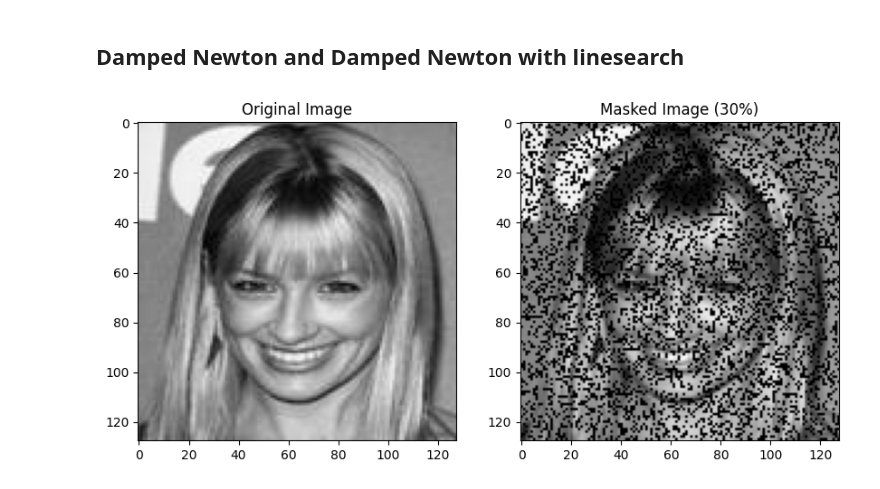
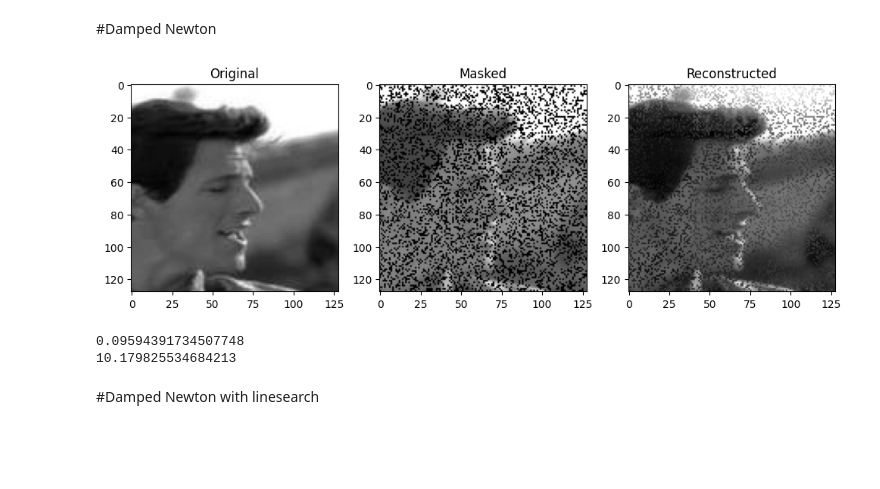
Before and after one commit to lzkostina/606-Project-, a Jupyter notebook: main_notebook.ipynb, the cells around one changed output. Cells and saved outputs as stored; diff of their text form; code cells hidden in the pictures; blank space fills up the shorter version.

```diff
--- a/main_notebook.ipynb
+++ b/main_notebook.ipynb
@@ -99,8 +37,0 @@ Loaded 500 images of shape (128, 128).
-# %%
-# Simple random masking with sparsity_level as a parameter
-def mask_entries(image, sparsity_level=0.3):
-    mask = np.random.rand(*image.shape) < sparsity_level
-    masked_image = image.copy()
-    masked_image[mask] = 0  # Set masked pixels to 0
-
-    return masked_image, mask
@@ -122,7 +37,0 @@ plt.show()
-# %%
-# MSE as described in proposal
-def calculate_mse(original, predicted, mask):
-    error = original[mask] - predicted[mask]
-    mse = np.mean(error ** 2)
-    print(f"Mean Squared Error (MSE): {mse:.4f}")
-    return mse
@@ -201,3 +144,37 @@ images.shape
+# %% [markdown]
+#Damped Newton
+# %%
+#Damped Newton
+image_NT = images[2]
+m, n = image_NT.shape
+masked_image_NT, mask = mask_entries(image_NT, sparsity_level=0.3)
+W = (masked_image_NT != 0.0).astype(float)
+A,B = damped_newton(masked_image_NT,W,10)
+# %%
+plt.figure(figsize=(12, 4))
+plt.subplot(1, 3, 1)
+plt.imshow(image_NT, cmap='gray')
+plt.title("Original")
+
+plt.subplot(1, 3, 2)
+plt.imshow(masked_image_NT, cmap='gray')
+plt.title("Masked")
+
+reconstructed_image_NT = np.dot(U, V.T)
+final_image_NT = image_NT.copy()
+final_image_NT[mask] = reconstructed_image_NT[mask]
+plt.subplot(1, 3, 3)
+plt.imshow(final_image_NT, cmap='gray')
+plt.title("Reconstructed")
+plt.show()
+mse_NT = calculate_mse(image_NT,final_image_NT,True)
+psnr_NT=calculate_psnr(image_NT,final_image_NT,True,max_pixel=1.0)
+print(mse_NT)
+print(psnr_NT)
+# %% [output]
+[figure, added]
+0.09594391734507748
+10.179825534684213
 # %% [markdown]
-## Damped Newton and Damped Newton with linesearch
+#Damped Newton with linesearch
 # %%
@@ -216,12 +186,0 @@ final_image[mask] = reconstructed_image[mask]
-# %%
-plt.figure(figsize=(10, 5))
-plt.subplot(1, 2, 1)
-plt.title("Original Image")
-plt.imshow(images[2], cmap="gray")
-
-plt.subplot(1, 2, 2)
-plt.title("Masked Image (30%)")
-plt.imshow(masked_image, cmap="gray")
-plt.show()
-# %% [output]
-[figure, removed]
```
Also changed, not shown: parts of 20 cells of this notebook.
